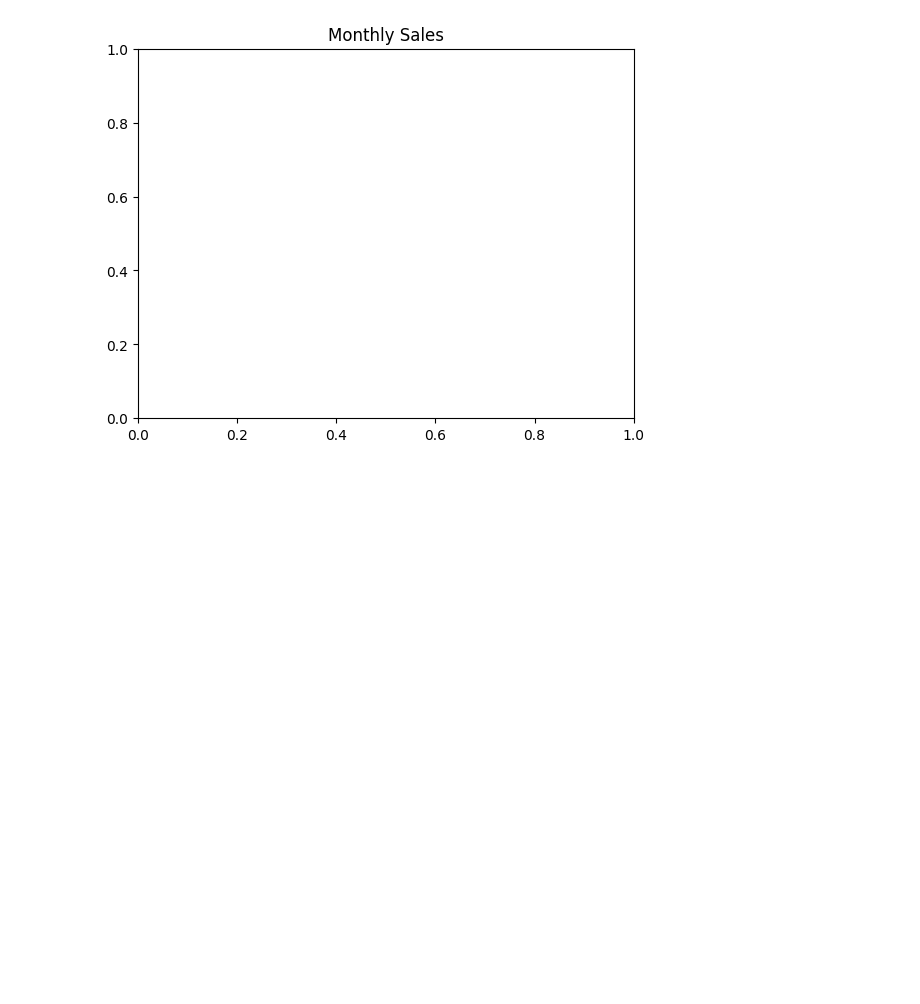
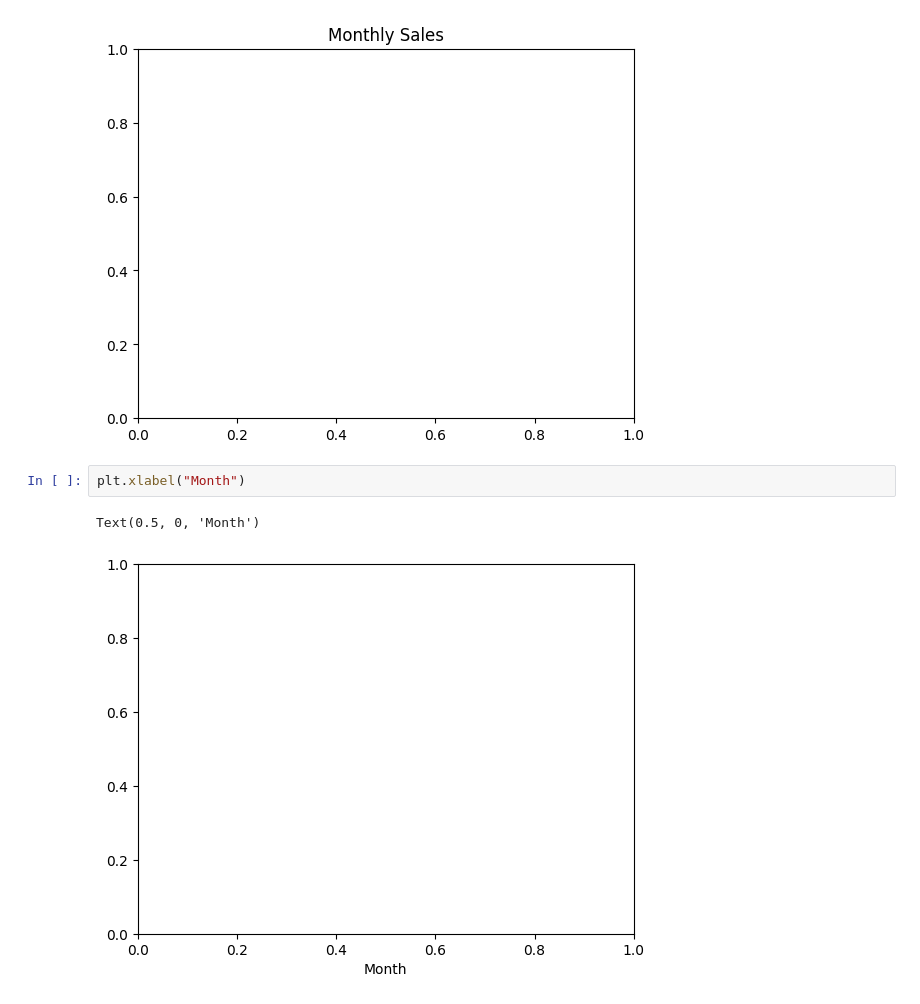
Before and after one commit to Rahmatul-Rovi/Machine-Learning-Practice, a Jupyter notebook: Chart_&_Graph.ipynb, the cells around one changed output. Saved outputs shown, nothing was run; the diff lists cells and outputs as text; blank space fills up the shorter version.

```diff
--- a/Chart_&_Graph.ipynb
+++ b/Chart_&_Graph.ipynb
@@ -47,3 +47,8 @@ plt.title("Monthly Sales")
 # %% [output]
 Text(0.5, 1.0, 'Monthly Sales')
 [figure]
+# %%
+plt.xlabel("Month")
+# %% [output]
+Text(0.5, 0, 'Month')
+[figure, added]
```
Also changed, not shown: parts of 3 cells of this notebook.
